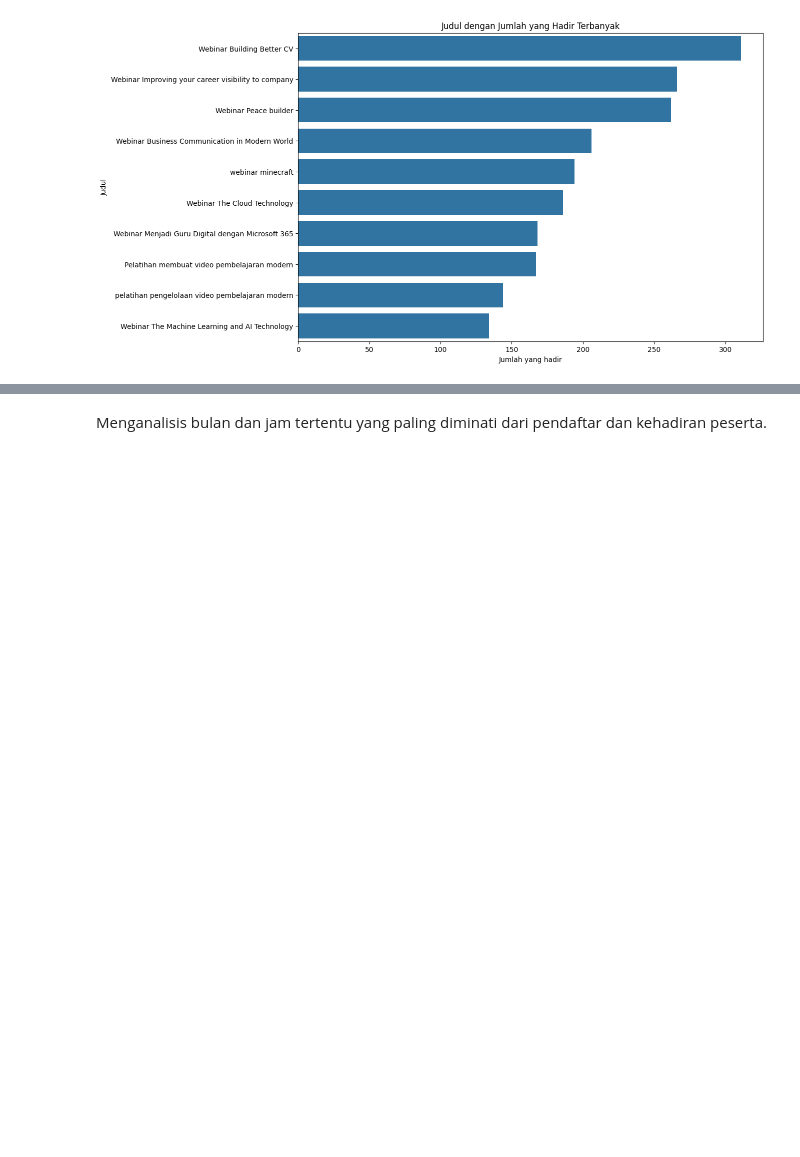
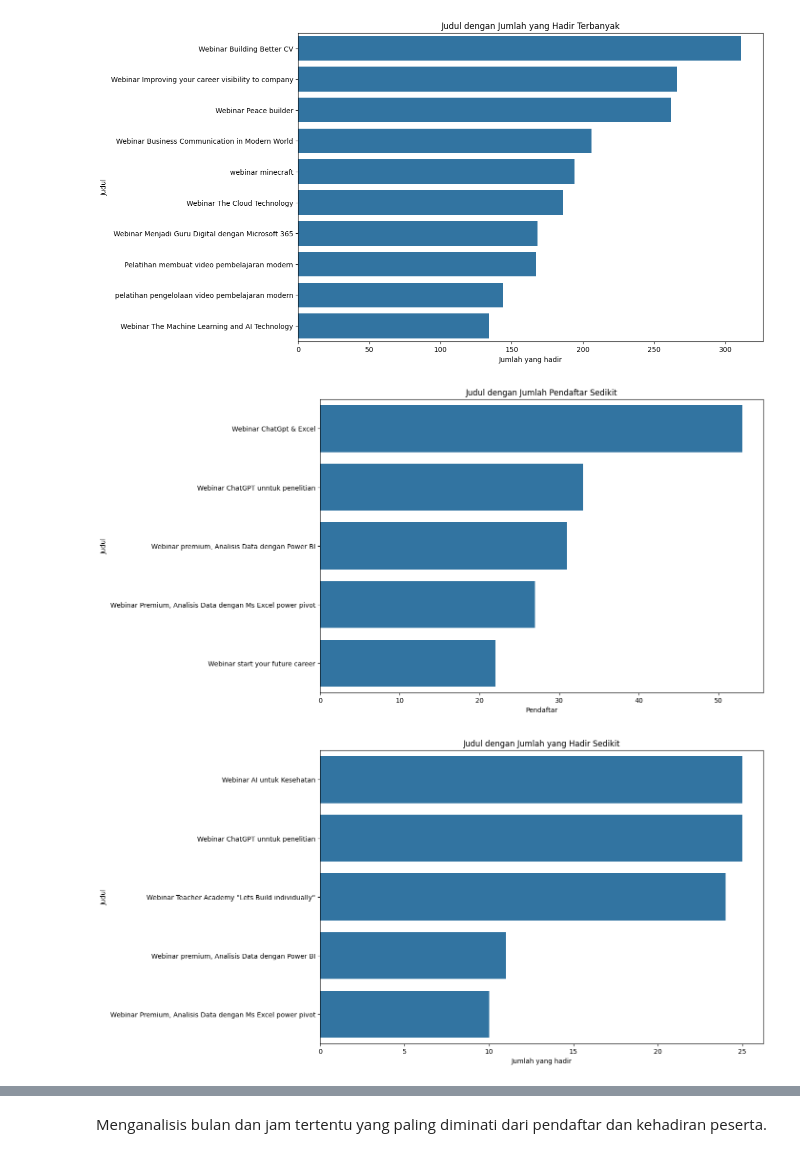
Before and after one commit to yohanhl/maketing-campaign-insight-analysis, a Jupyter notebook: MC2.ipynb, the cells around one changed output, grey strips where cells are left out. Cells and saved outputs as stored; diff of their text form; code cells hidden in the pictures; blank space fills up the shorter version.

```diff
--- a/MC2.ipynb
+++ b/MC2.ipynb
@@ -274,3 +274,16 @@ plt.show()
 # %% [output]
 [figure]
 [figure]
+# %%
+plt.figure(figsize=(12, 8))
+sns.barplot(x='Pendaftar', y='Judul', data=sorted_pendaftar.tail(5))
+plt.title('Judul dengan Jumlah Pendaftar Sedikit')
+plt.show()
+
+plt.figure(figsize=(12, 8))
+sns.barplot(x='Jumlah yang hadir', y='Judul', data=sorted_hadir.tail(5))
+plt.title('Judul dengan Jumlah yang Hadir Sedikit')
+plt.show()
+# %% [output]
+[figure, added]
+[figure, added]
```
Also changed, not shown: parts of 9 cells of this notebook.
